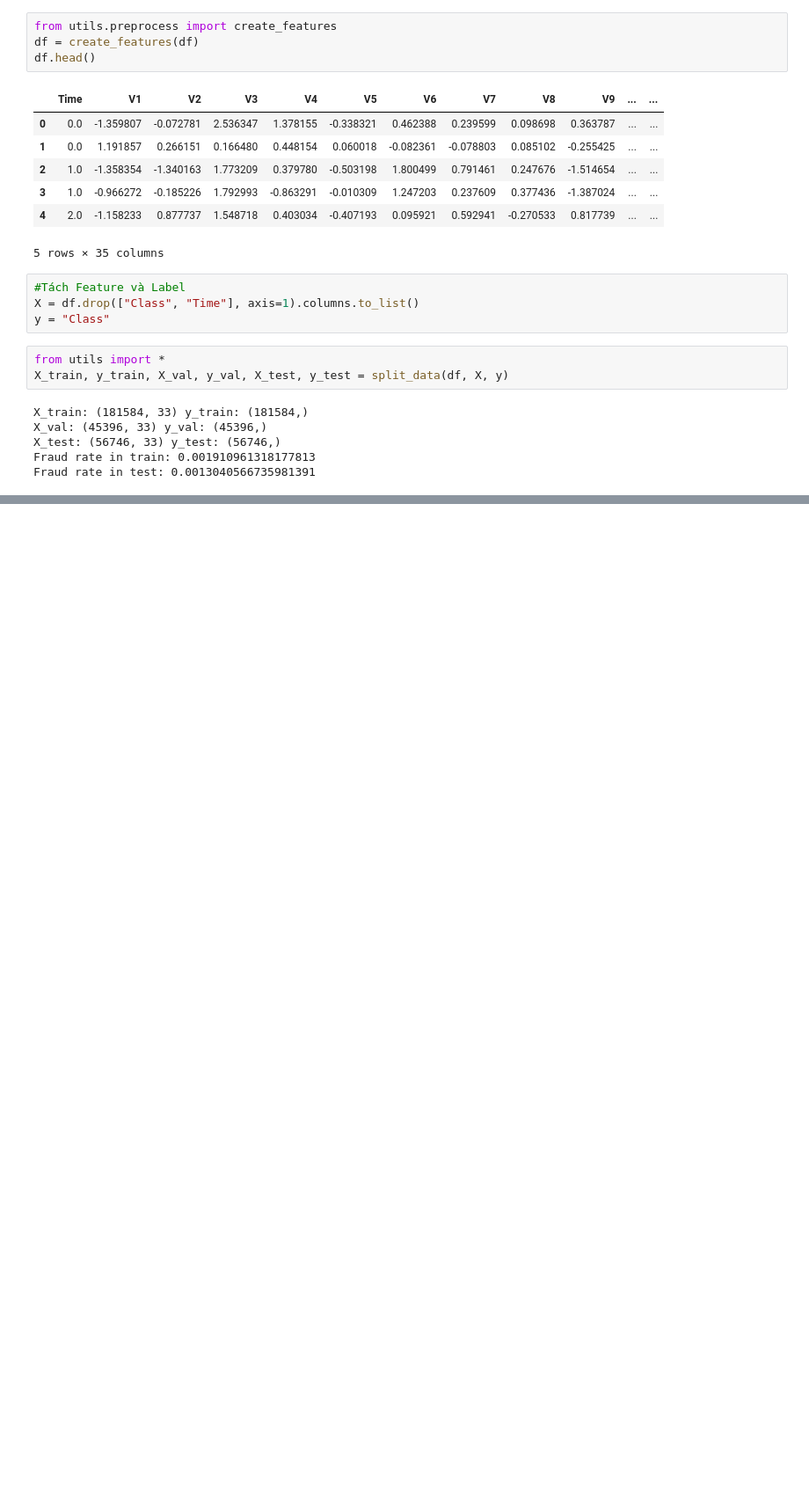
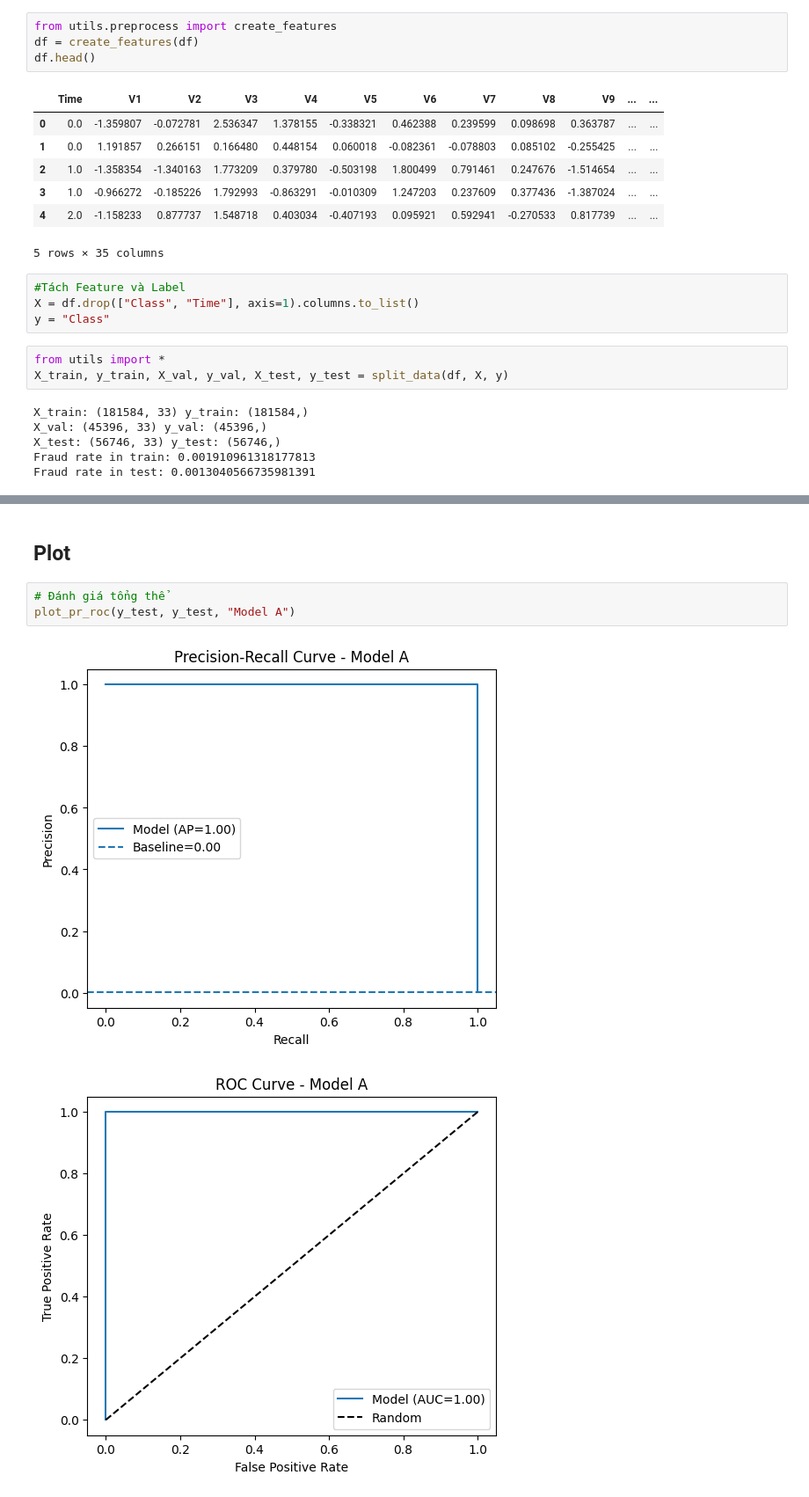
Before and after one commit to NhatHuy61205/Credit-Card-Fraud-Detection-Classification---Imbalanced-, a Jupyter notebook: notebooks/models/Logistic Regression/LR.ipynb, the cells around one changed output, grey strips where cells are left out. Shown at 88% size. Cells and saved outputs as stored; diff of their text form; blank space fills up the shorter version.

```diff
--- a/notebooks/models/Logistic Regression/LR.ipynb
+++ b/notebooks/models/Logistic Regression/LR.ipynb
@@ -145,0 +171,8 @@ PR AUC (val): 0.7749693650102897
+# %% [markdown]
+## Plot
+# %%
+# Đánh giá tổng thể
+plot_pr_roc(y_test, y_test, "Model A")
+# %% [output]
+[figure, added]
+[figure, added]
```
Also changed, not shown: parts of 19 cells of this notebook, 2 other files.
